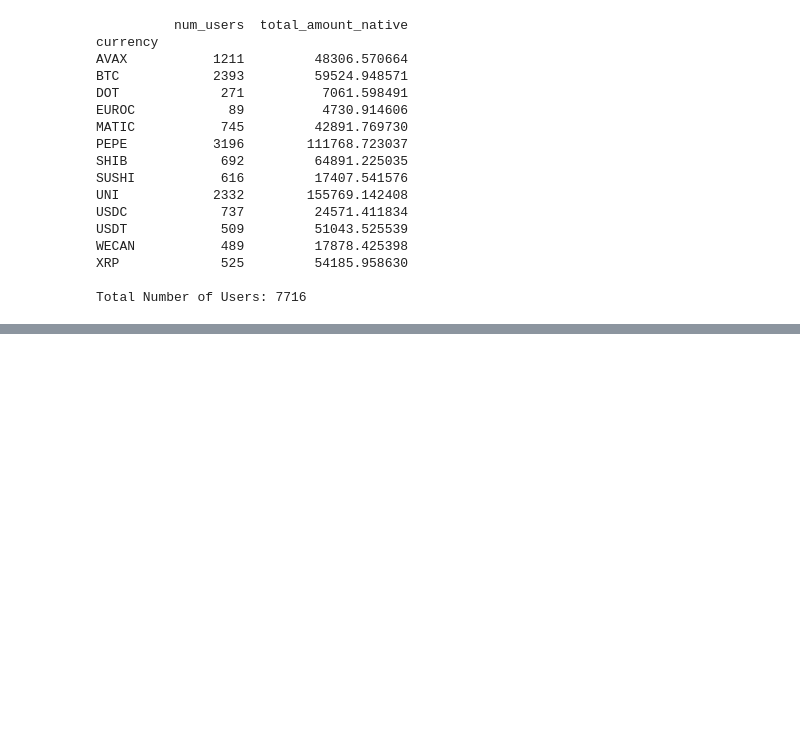
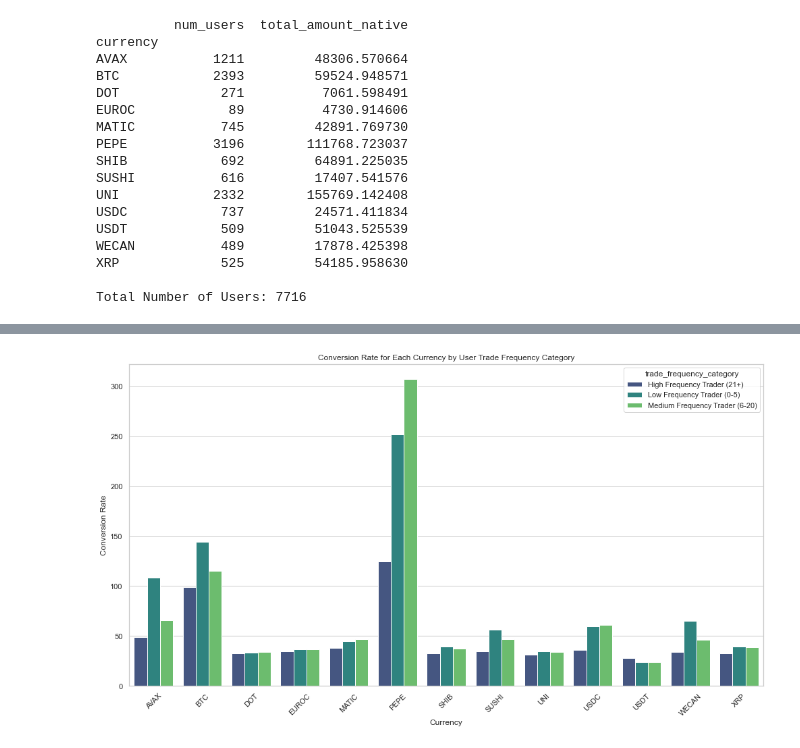
Before and after one commit to njenko/BItstamp-Assesment, a Jupyter notebook: Task 1/Bitstamp_Assignment_Task1.ipynb, the cells around one changed output, grey strips where cells are left out. Drawn from its saved outputs; the diff is of its cells as text; code cells hidden in the pictures; blank space fills up the shorter version.

```diff
--- a/Task 1/Bitstamp_Assignment_Task1.ipynb
+++ b/Task 1/Bitstamp_Assignment_Task1.ipynb
@@ -731,0 +858,12 @@ user_id
+# %%
+# Calculate the conversion rate for each user and currency
+df['conversion_rate'] = df['amount_usd'] / df['amount_native']
+
+# Add the trade frequency category to the dataframe
+df = df.merge(user_summary[['trade_frequency_category']], on='user_id', how='left')
+
+# Group by trade frequency category and currency, and calculate the mean conversion rate for each group
+conversion_rate_comparison = df.groupby(['trade_frequency_category', 'currency'])['conversion_rate'].mean().reset_index()
+
+
+display(conversion_rate_comparison)
@@ -731,0 +888,21 @@ user_id
+# %%
+
+# Plotting conversion rate for each currency and trade frequency category
+plt.figure(figsize=(14, 8))
+
+# Create a bar plot where 'trade_frequency_category' will be on the x-axis, 'conversion_rate' on the y-axis
+sns.barplot(x='currency', y='conversion_rate', hue='trade_frequency_category', data=conversion_rate_comparison, palette='viridis')
+
+# Set plot title and labels
+plt.title('Conversion Rate for Each Currency by User Trade Frequency Category')
+plt.xlabel('Currency')
+plt.ylabel('Conversion Rate')
+
+# Rotate x-axis labels for readability
+plt.xticks(rotation=45)
+
+# Display the plot
+plt.tight_layout()
+plt.show()
+# %% [output]
+[figure, added]
```
Also changed, not shown: parts of 11 cells of this notebook, 4 other files.
